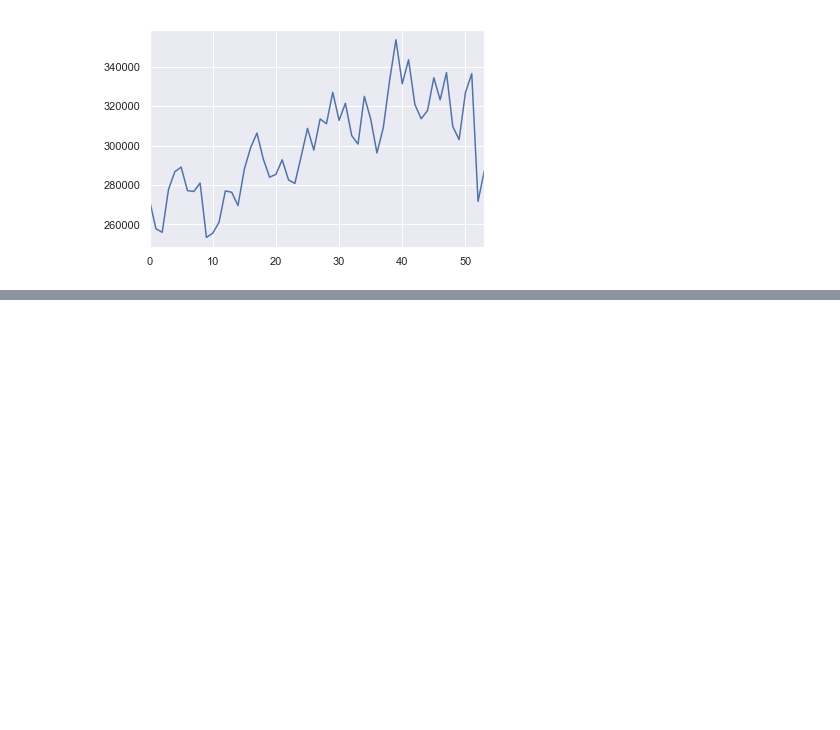
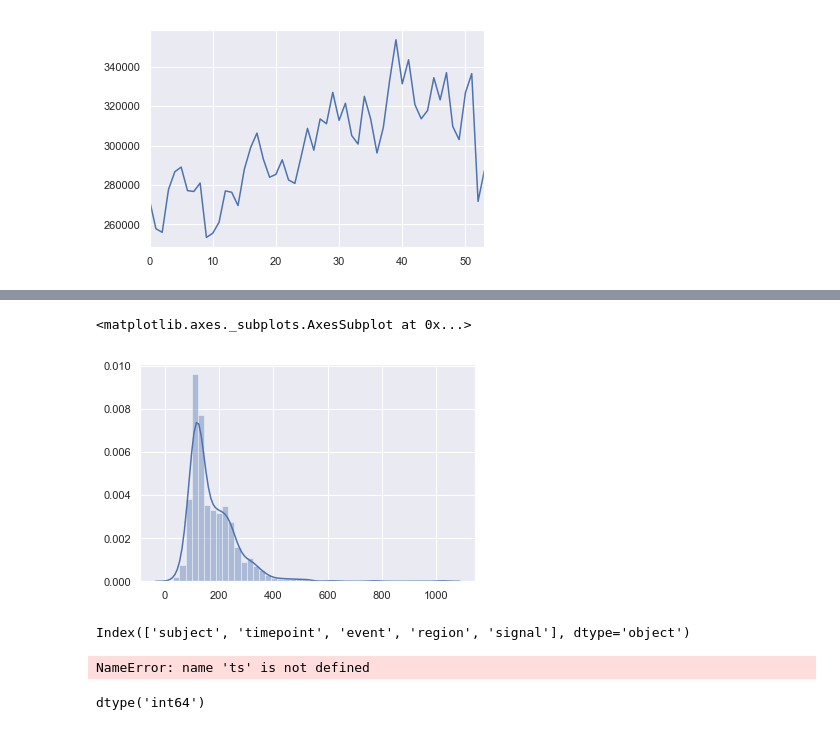
Before and after one commit to drewlehe/Nashville, a Jupyter notebook: TimeSeries.ipynb, the cells around one changed output, grey strips where cells are left out. Drawn from its saved outputs; the diff is of its cells as text; code cells hidden in the pictures; blank space fills up the shorter version.

```diff
--- a/TimeSeries.ipynb
+++ b/TimeSeries.ipynb
@@ -125,0 +140,21 @@ sns.tsplot(df['Sale Price'].loc[start:end].resample('M').mean())
+# %%
+sns.distplot(meanpps.dropna())
+# %% [output]
+<matplotlib.axes._subplots.AxesSubplot at 0x...>
+[figure, added]
+# %%
+data=sns.load_dataset("fmri")
+
+data.columns
+# %% [output]
+Index(['subject', 'timepoint', 'event', 'region', 'signal'], dtype='object')
+# %%
+type(ts.index)
+# %% [output]
+NameError: name 'ts' is not defined
+# %%
+#sns.lmplot(x=month, y ='Sale Price', data=df)
+
+df['Sale Price'].dtype
+# %% [output]
+dtype('int64')
```
Also changed, not shown: parts of 17 cells of this notebook, 1 other file.
